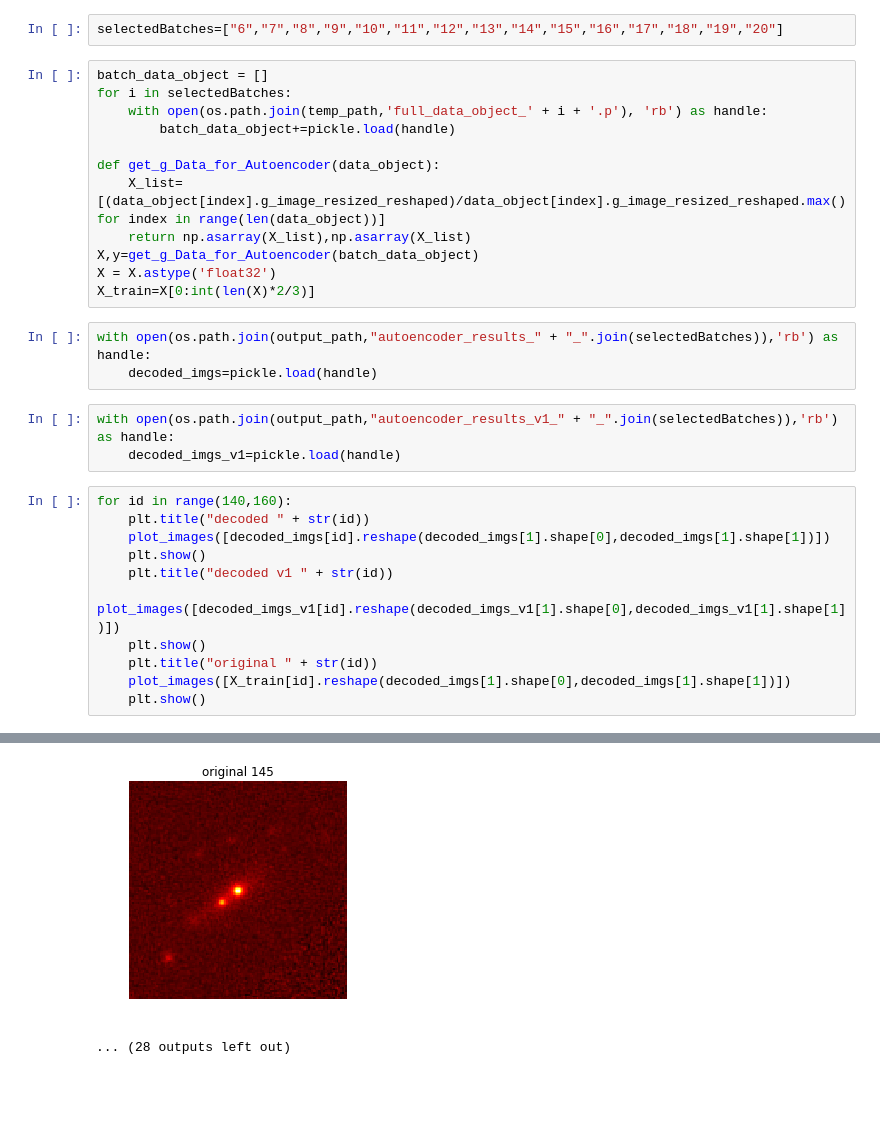
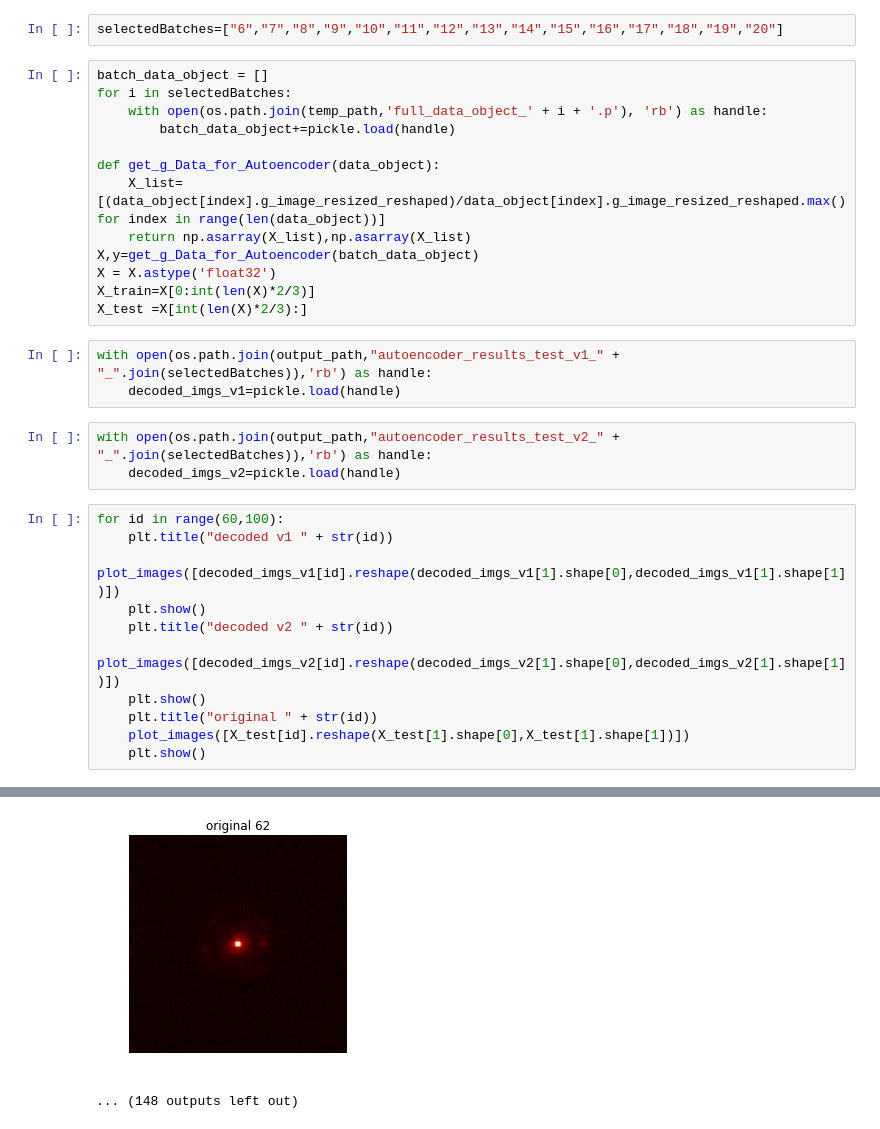
Before and after one commit to VigneshBaskar/Astrohack, a Jupyter notebook: explore result/explore autoencoder results.ipynb, the cells around one changed output, grey strips where cells are left out. Cells and saved outputs as stored; diff of their text form; blank space fills up the shorter version.

```diff
--- a/explore result/explore autoencoder results.ipynb
+++ b/explore result/explore autoencoder results.ipynb
@@ -24,21 +24,22 @@ def get_g_Data_for_Autoencoder(data_object):
 X,y=get_g_Data_for_Autoencoder(batch_data_object)
 X = X.astype('float32')
 X_train=X[0:int(len(X)*2/3)]
+X_test =X[int(len(X)*2/3):]
 # %%
-with open(os.path.join(output_path,"autoencoder_results_" + "_".join(selectedBatches)),'rb') as handle:
-    decoded_imgs=pickle.load(handle)
+with open(os.path.join(output_path,"autoencoder_results_test_v1_" + "_".join(selectedBatches)),'rb') as handle:
+    decoded_imgs_v1=pickle.load(handle)
 # %%
-with open(os.path.join(output_path,"autoencoder_results_v1_" + "_".join(selectedBatches)),'rb') as handle:
-    decoded_imgs_v1=pickle.load(handle)
+with open(os.path.join(output_path,"autoencoder_results_test_v2_" + "_".join(selectedBatches)),'rb') as handle:
+    decoded_imgs_v2=pickle.load(handle)
 # %%
-for id in range(140,160):
-    plt.title("decoded " + str(id))
-    plot_images([decoded_imgs[id].reshape(decoded_imgs[1].shape[0],decoded_imgs[1].shape[1])])
-    plt.show()
+for id in range(60,100):
     plt.title("decoded v1 " + str(id))
     plot_images([decoded_imgs_v1[id].reshape(decoded_imgs_v1[1].shape[0],decoded_imgs_v1[1].shape[1])])
     plt.show()
+    plt.title("decoded v2 " + str(id))
+    plot_images([decoded_imgs_v2[id].reshape(decoded_imgs_v2[1].shape[0],decoded_imgs_v2[1].shape[1])])
+    plt.show()
     plt.title("original " + str(id))
-    plot_images([X_train[id].reshape(decoded_imgs[1].shape[0],decoded_imgs[1].shape[1])])
+    plot_images([X_test[id].reshape(X_test[1].shape[0],X_test[1].shape[1])])
     plt.show()
 # %% [output]
@@ -56,2 +57,2 @@ for id in range(140,160):
-[figure, old version]
+[figure, new version]
-... (28 outputs left out)
+... (148 outputs left out)
```
Also changed, not shown: parts of 1 cell of this notebook, 1 other file.
